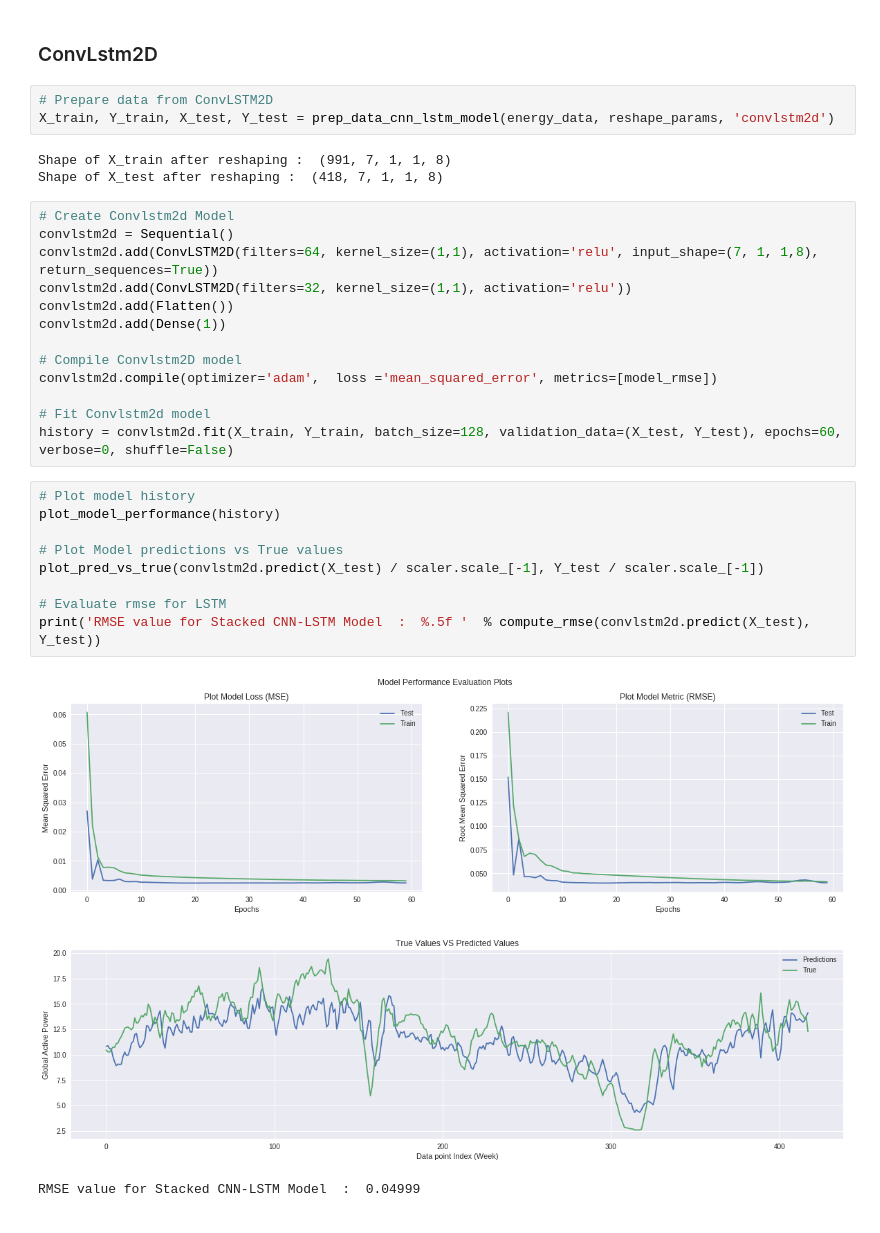
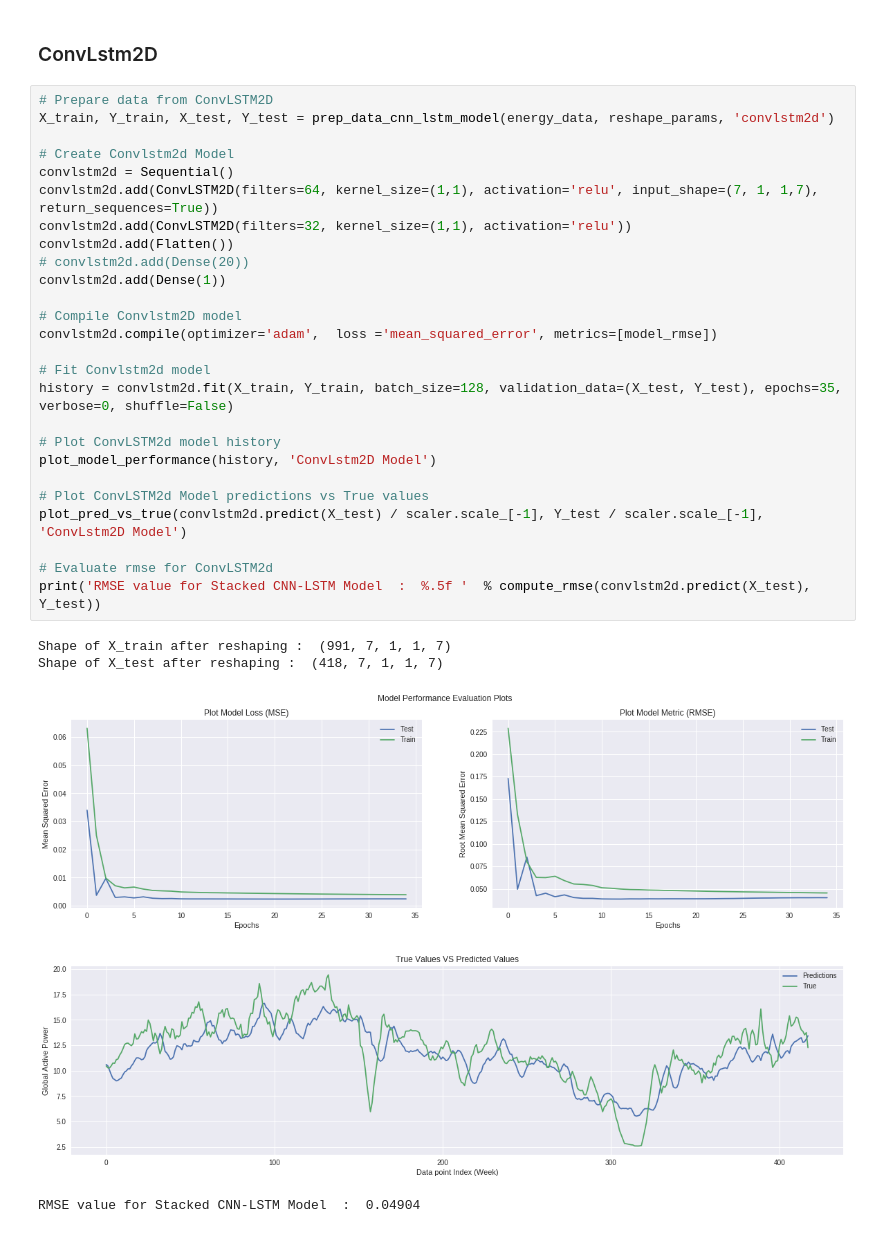
Before and after one commit to iam-armanahmed/household-electric-power-consumption, a Jupyter notebook: EDA_and_Model.ipynb, the cells around one changed output. Cells and saved outputs as stored; diff of their text form.

```diff
--- a/EDA_and_Model.ipynb
+++ b/EDA_and_Model.ipynb
@@ -809,35 +802,35 @@ Analysis:
 > > It can be observed that there is a slight improvement as compared to CNN and LSTM model as RMSE value for the CNN-LSTM model is the lowest.
 # %% [markdown]
 ### ConvLstm2D
-# %%
-# Prepare data from ConvLSTM2D
-X_train, Y_train, X_test, Y_test = prep_data_cnn_lstm_model(energy_data, reshape_params, 'convlstm2d')
-# %% [output]
-Shape of X_train after reshaping :  (991, 7, 1, 1, 8)
-Shape of X_test after reshaping :  (418, 7, 1, 1, 8)
 # %%
+# Prepare data from ConvLSTM2D
+X_train, Y_train, X_test, Y_test = prep_data_cnn_lstm_model(energy_data, reshape_params, 'convlstm2d')
+
 # Create Convlstm2d Model
 convlstm2d = Sequential()
-convlstm2d.add(ConvLSTM2D(filters=64, kernel_size=(1,1), activation='relu', input_shape=(7, 1, 1,8), return_sequences=True))
+convlstm2d.add(ConvLSTM2D(filters=64, kernel_size=(1,1), activation='relu', input_shape=(7, 1, 1,7), return_sequences=True))
 convlstm2d.add(ConvLSTM2D(filters=32, kernel_size=(1,1), activation='relu'))
 convlstm2d.add(Flatten())
+# convlstm2d.add(Dense(20))
 convlstm2d.add(Dense(1))
 
 # Compile Convlstm2D model
 convlstm2d.compile(optimizer='adam',  loss ='mean_squared_error', metrics=[model_rmse])
 
 # Fit Convlstm2d model
-history = convlstm2d.fit(X_train, Y_train, batch_size=128, validation_data=(X_test, Y_test), epochs=60, verbose=0, shuffle=False)
+history = convlstm2d.fit(X_train, Y_train, batch_size=128, validation_data=(X_test, Y_test), epochs=35, verbose=0, shuffle=False)
+
+# Plot ConvLSTM2d model history
+plot_model_performance(history, 'ConvLstm2D Model')
+
+# Plot ConvLSTM2d Model predictions vs True values
+plot_pred_vs_true(convlstm2d.predict(X_test) / scaler.scale_[-1], Y_test / scaler.scale_[-1], 'ConvLstm2D Model')
+
+# Evaluate rmse for ConvLSTM2d
+print('RMSE value for Stacked CNN-LSTM Model  :  %.5f '  % compute_rmse(convlstm2d.predict(X_test), Y_test))
+# %% [output]
+Shape of X_train after reshaping :  (991, 7, 1, 1, 7)
+Shape of X_test after reshaping :  (418, 7, 1, 1, 7)
+[figure, added]
+[figure, added]
+RMSE value for Stacked CNN-LSTM Model  :  0.04904
-# %%
-# Plot model history
-plot_model_performance(history)
-
-# Plot Model predictions vs True values
-plot_pred_vs_true(convlstm2d.predict(X_test) / scaler.scale_[-1], Y_test / scaler.scale_[-1])
-
-# Evaluate rmse for LSTM
-print('RMSE value for Stacked CNN-LSTM Model  :  %.5f '  % compute_rmse(convlstm2d.predict(X_test), Y_test))
-# %% [output]
-[figure, removed]
-[figure, removed]
-RMSE value for Stacked CNN-LSTM Model  :  0.04999
```
Also changed, not shown: parts of 13 cells of this notebook.
